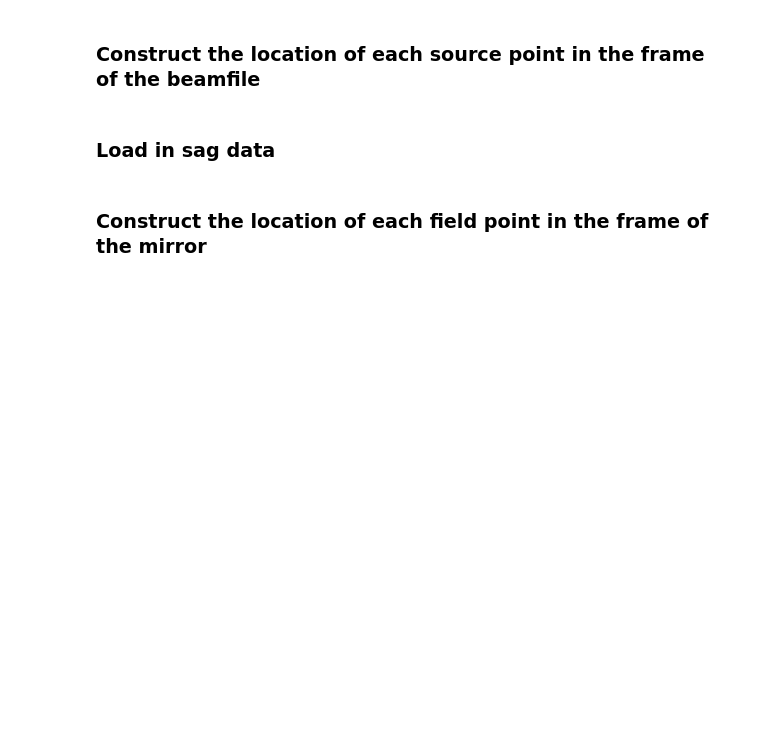
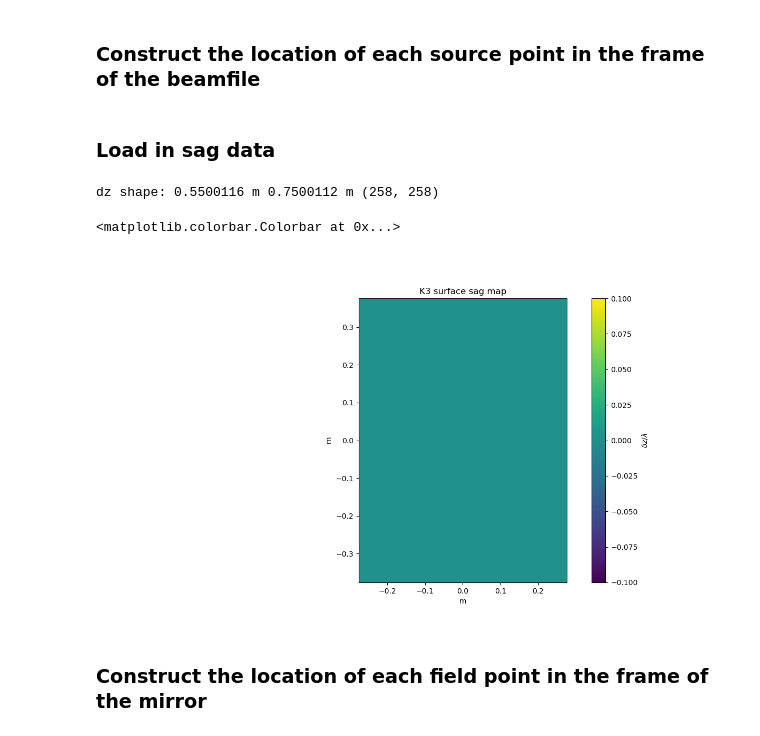
Before and after one commit to evanmayer/hotspot, a Jupyter notebook: verification/fresnel_zemax.ipynb, the cells around one changed output. Cells and saved outputs as stored; diff of their text form; code cells hidden in the pictures; blank space fills up the shorter version.

```diff
--- a/verification/fresnel_zemax.ipynb
+++ b/verification/fresnel_zemax.ipynb
@@ -168,34 +180,41 @@ elif dest_surf_name == 'k1':
     sag_height = (23.622 * u.imperial.inch).to(u.m)
     dz = np.zeros((129,129)) * u.m
 elif dest_surf_name == 'flange':
     sag_width = (12. * u.imperial.inch).to(u.m)
     sag_height = sag_width
     dz = np.zeros((129,129)) * u.m
 else:
     dz = 0
 
 dz_min = dz.min()
 dz_max = dz.max()
 
 # up/downsample dest surface
-dz = zoom(dz, dest_zoom) * u.m
+if has_gpu:
+    dz = cp.asnumpy(zoom(cp.array(dz.value), src_zoom)) * u.m
+else:
+    dz = zoom(src, src_zoom)
 
 print('dz shape:', sag_width, sag_height, dz.shape)
 
 # fiducial: (0,0) dimple in dz
 dz[0][0] += 0.05 * u.m
 
 N_img = dz.shape[0]
 
 xs_img = np.linspace(-sag_width / 2, sag_width / 2, N_img)
 ys_img = np.linspace(-sag_height / 2, sag_height / 2, N_img)
 xx_img, yy_img = np.meshgrid(xs_img, ys_img)
 
 fig, ax = plt.subplots(figsize=figsize)
 im = ax.pcolormesh(xx_img, yy_img, (dz / lambd).decompose(), vmin=dz_min / lambd, vmax=dz_max / lambd)
 ax.set_title(f'{dest_surf_name.upper()} surface sag map')
 ax.set_aspect('equal')
 fig.colorbar(im, ax=ax, label='$\delta z / \lambda$')
+# %% [output]
+dz shape: 0.5500116 m 0.7500112 m (258, 258)
+<matplotlib.colorbar.Colorbar at 0x...>
+[figure, added]
 # %% [markdown]
 ### Construct the location of each field point in the frame of the mirror
 # %%
```
Also changed, not shown: parts of 9 cells of this notebook.
